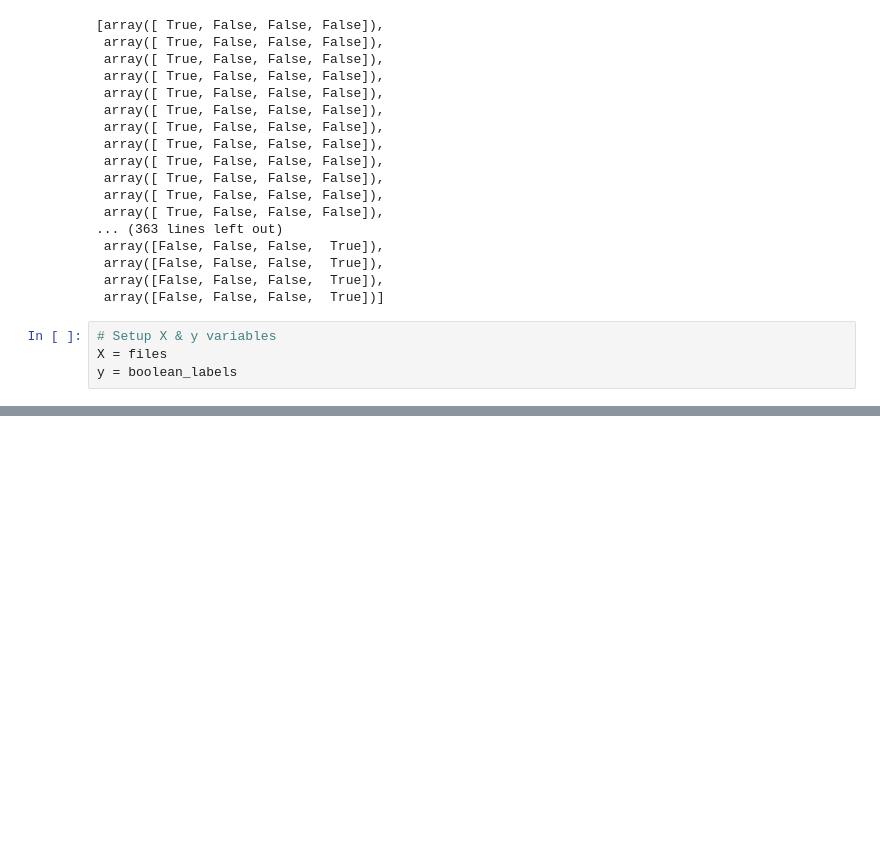
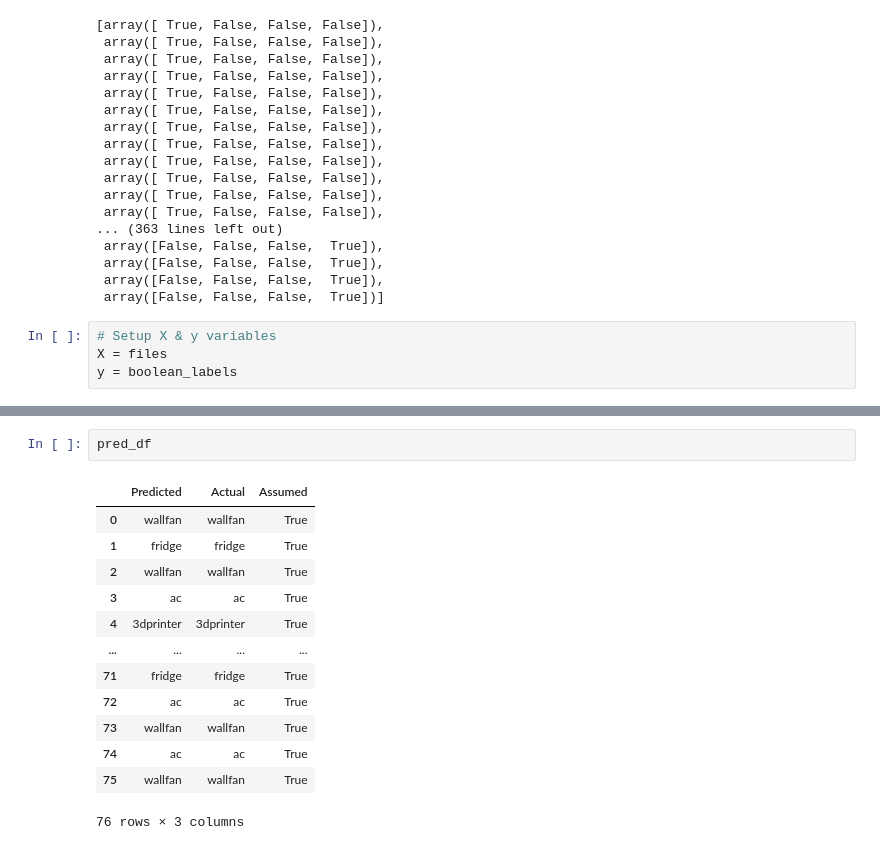
Before and after one commit to caxefaizan/S3_bucket_manipulation, a Jupyter notebook: End to End Conversion.ipynb, the cells around one changed output, grey strips where cells are left out. Drawn from its saved outputs; the diff is of its cells as text; blank space fills up the shorter version.

```diff
--- a/End to End Conversion.ipynb
+++ b/End to End Conversion.ipynb
@@ -321,0 +500,16 @@ cc = pd.read_csv('3dprinter.csv')
+# %%
+pred_df
+# %% [output]
+|  | Predicted | Actual | Assumed |
+| 0 | wallfan | wallfan | True |
+| 1 | fridge | fridge | True |
+| 2 | wallfan | wallfan | True |
+| 3 | ac | ac | True |
+| 4 | 3dprinter | 3dprinter | True |
+| ... | ... | ... | ... |
+| 71 | fridge | fridge | True |
+| 72 | ac | ac | True |
+| 73 | wallfan | wallfan | True |
+| 74 | ac | ac | True |
+| 75 | wallfan | wallfan | True |
+76 rows × 3 columns
```
Also changed, not shown: parts of 29 cells of this notebook.
